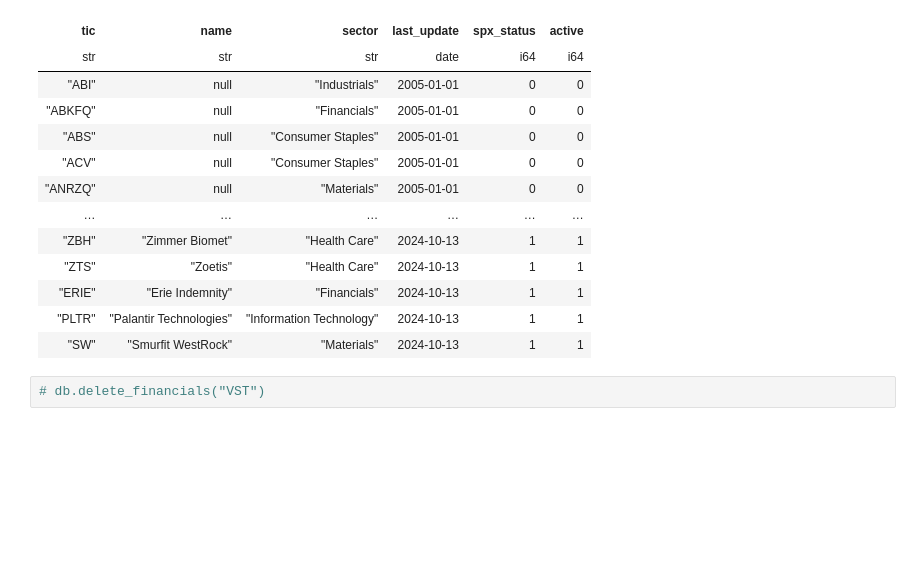
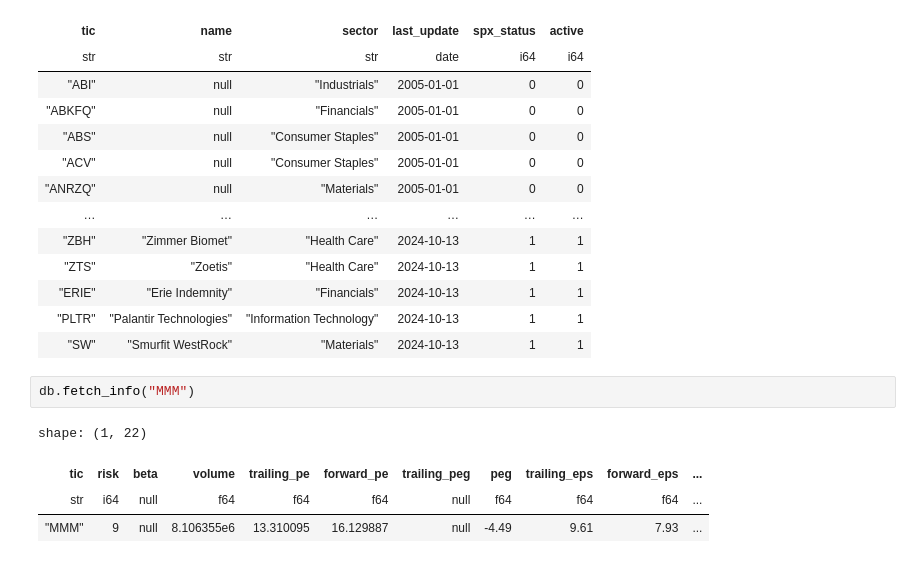
Before and after one commit to francisco3511/stocksense, a Jupyter notebook: notebooks/db_analysis.ipynb, the cells around one changed output. Cells and saved outputs as stored; diff of their text form; blank space fills up the shorter version.

```diff
--- a/notebooks/db_analysis.ipynb
+++ b/notebooks/db_analysis.ipynb
@@ -26,6 +27,11 @@ shape: (940, 6)
 | "ERIE" | "Erie Indemnity" | "Financials" | 2024-10-13 | 1 | 1 |
 | "PLTR" | "Palantir Technologies" | "Information Technology" | 2024-10-13 | 1 | 1 |
 | "SW" | "Smurfit WestRock" | "Materials" | 2024-10-13 | 1 | 1 |
-# %%
-# db.delete_financials("VST")
+# %%
+db.fetch_info("MMM")
+# %% [output]
+shape: (1, 22)
+| tic | risk | beta | volume | trailing_pe | forward_pe | trailing_peg | peg | trailing_eps | forward_eps | ... |
+| str | i64 | null | f64 | f64 | f64 | null | f64 | f64 | f64 | ... |
+| "MMM" | 9 | null | 8.106355e6 | 13.310095 | 16.129887 | null | -4.49 | 9.61 | 7.93 | ... |
 # %%
```
Also changed, not shown: parts of 7 cells of this notebook, 14 other files.
